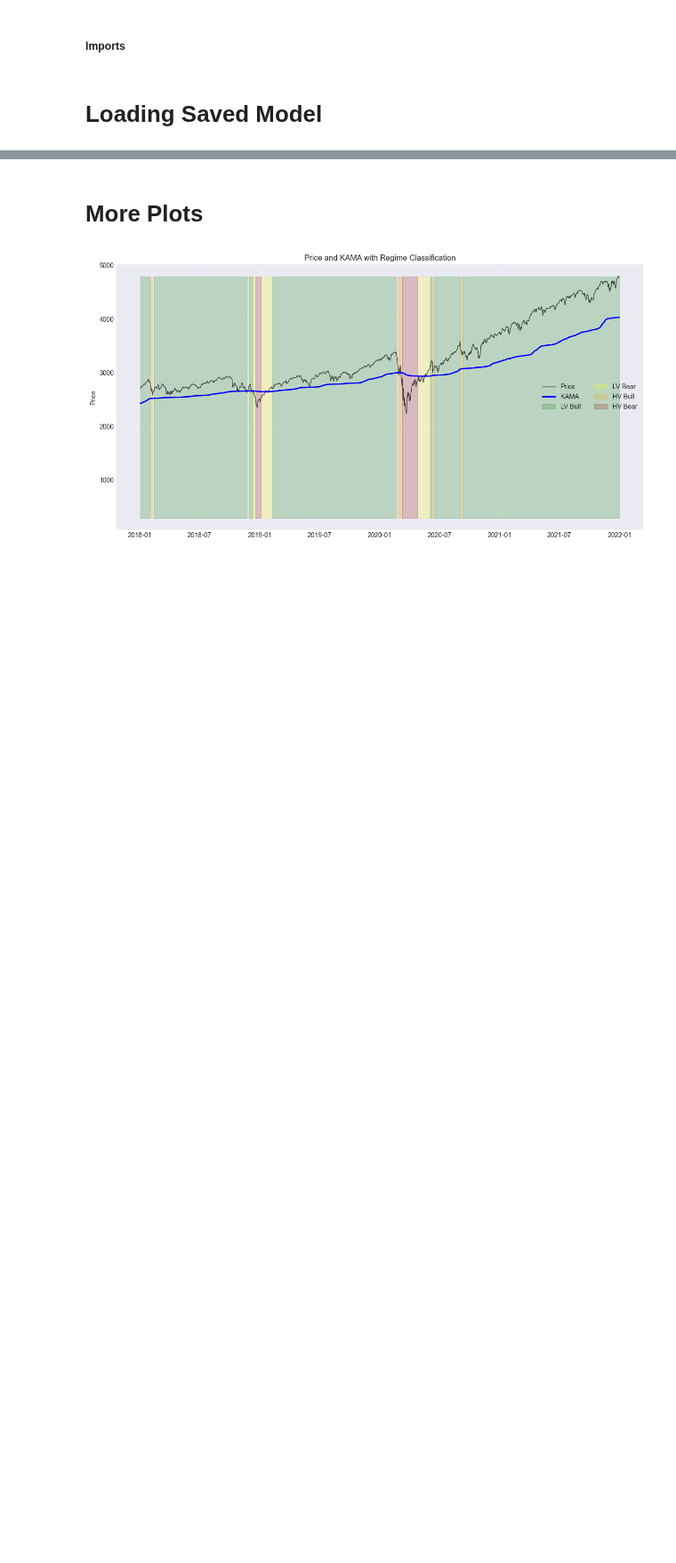
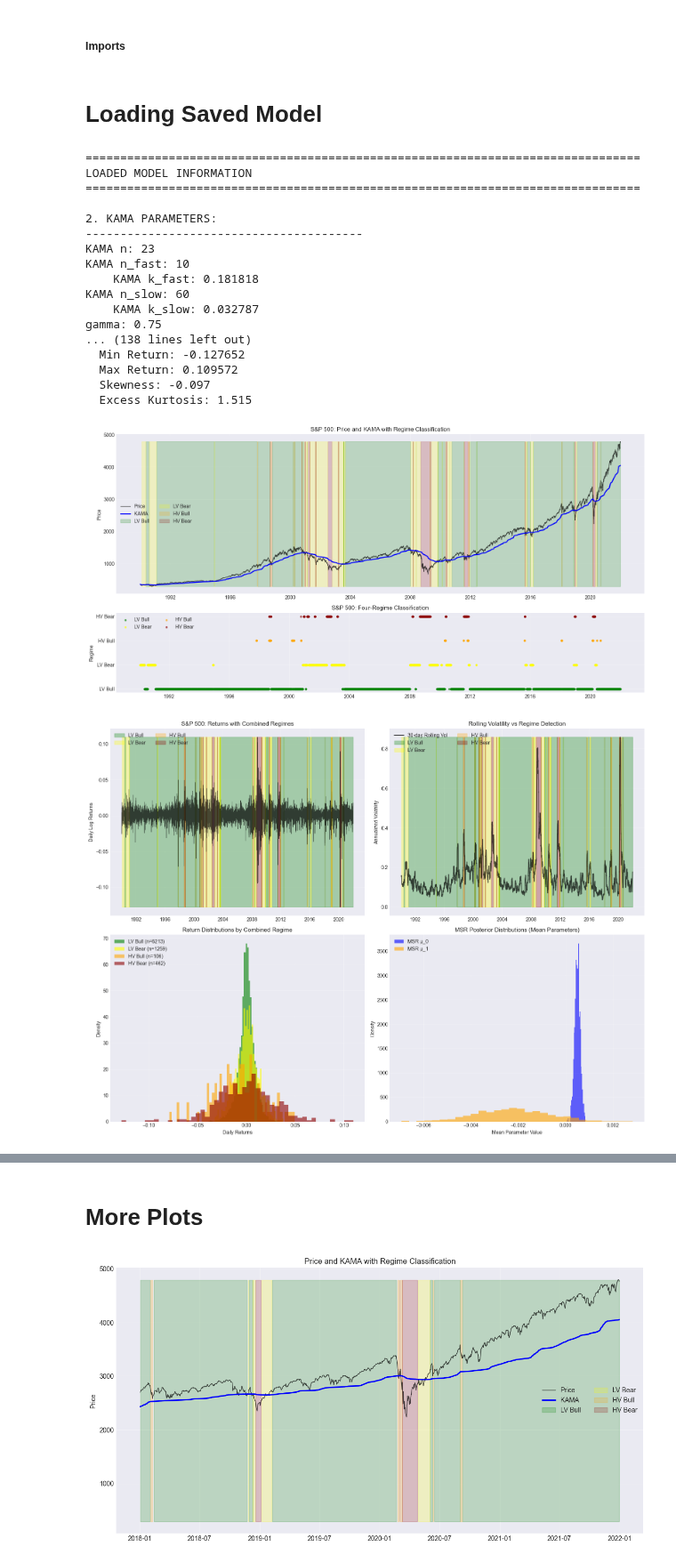
Before and after one commit to jessego20/FE800_project_code, a Jupyter notebook: load_and_analyze.ipynb, the cells around one changed output, grey strips where cells are left out. Shown at 89% size. Cells and saved outputs as stored; diff of their text form; code cells hidden in the pictures; blank space fills up the shorter version.

```diff
--- a/load_and_analyze.ipynb
+++ b/load_and_analyze.ipynb
@@ -94,31 +94,51 @@ def load_and_analyze_KAMA_MSR_model(asset_name: str, n_regimes: int, sub_folder:
     print("          To Regime:")
     print("From      0       1" + ("       2" if loaded_model.msr.n_regimes == 3 else ""))
     print("Regime")
     for i in range(loaded_model.msr.n_regimes):
         row = f"  {i}    "
         for j in range(loaded_model.msr.n_regimes):
             row += f"  {loaded_model.msr.transition_probs[i,j]:.3f}"
         print(row)
 
 
     # ============================================================================
     # 7. RUN ANALYSIS ON LOADED MODEL
     # ============================================================================
     print("\n7. RUNNING FULL ANALYSIS ON LOADED MODEL...")
     loaded_model.analyze_results(data_name=asset_name)
     regime_duration_stats = loaded_model.analyze_regime_durations()
     print("\nRegime Duration Statistics:")
     print(regime_duration_stats)
     loaded_model.regime_characteristics(data_name=asset_name)
     loaded_model.plot_regimes(data_name=asset_name)
     # loaded_model.plot_regime_duration_distribution()
     loaded_model.plot_comprehensive_analysis(data_name=asset_name)
     loaded_model.diagnostics(data_name=asset_name, trace_plots=False)
 
     return loaded_model
 
 asset_name = 'S&P 500'
 n_regimes = 2
-sub_folder = 'us_bond'
+sub_folder = 'us_equity'
 edte_sub_folder = datetime(2022, 1, 1).strftime('%Y%m%d')
 loaded_model = load_and_analyze_KAMA_MSR_model(asset_name, n_regimes, sub_folder, edte_sub_folder)
+# %% [output]
+================================================================================
+LOADED MODEL INFORMATION
+================================================================================
+
+2. KAMA PARAMETERS:
+----------------------------------------
+KAMA n: 23
+KAMA n_fast: 10
+    KAMA k_fast: 0.181818
+KAMA n_slow: 60
+    KAMA k_slow: 0.032787
+gamma: 0.75
+... (138 lines left out)
+  Min Return: -0.127652
+  Max Return: 0.109572
+  Skewness: -0.097
+  Excess Kurtosis: 1.515
+[figure, added]
+[figure, added]
```
Also changed, not shown: parts of 1 cell of this notebook, 2 other files.
